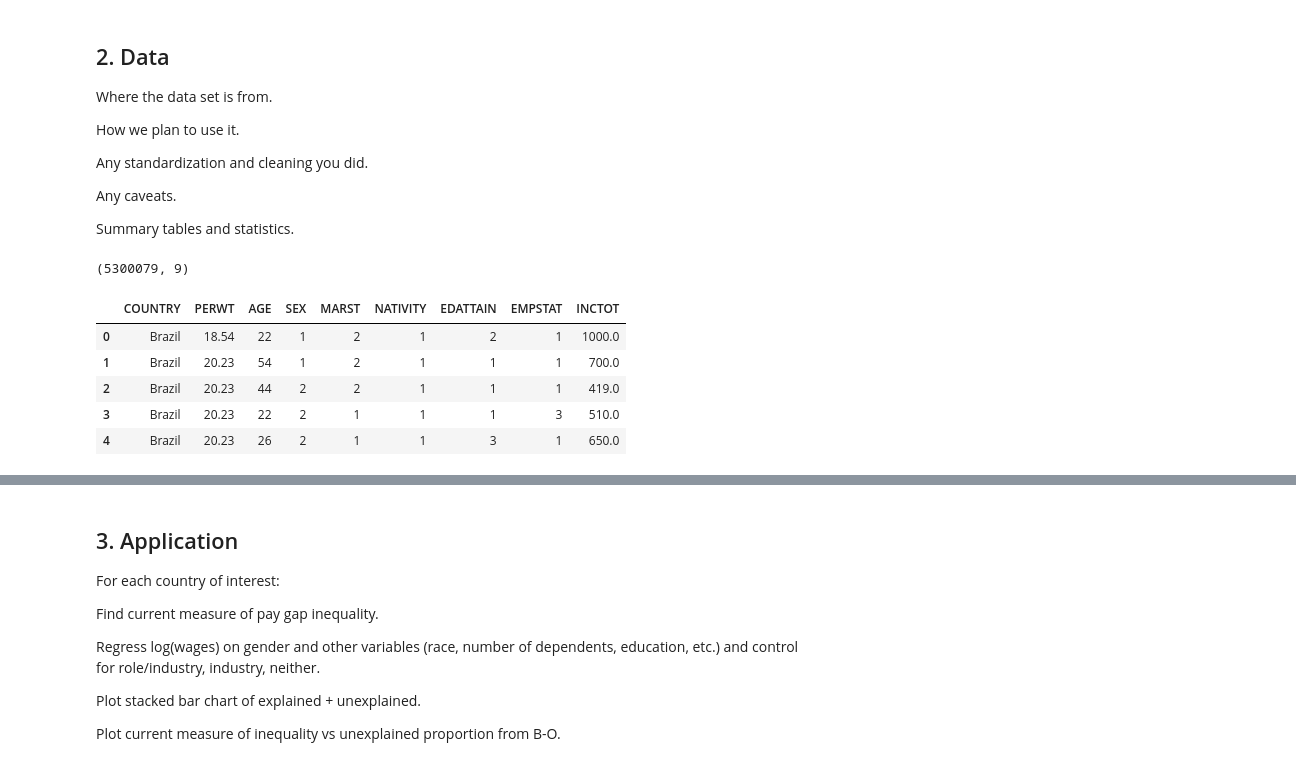
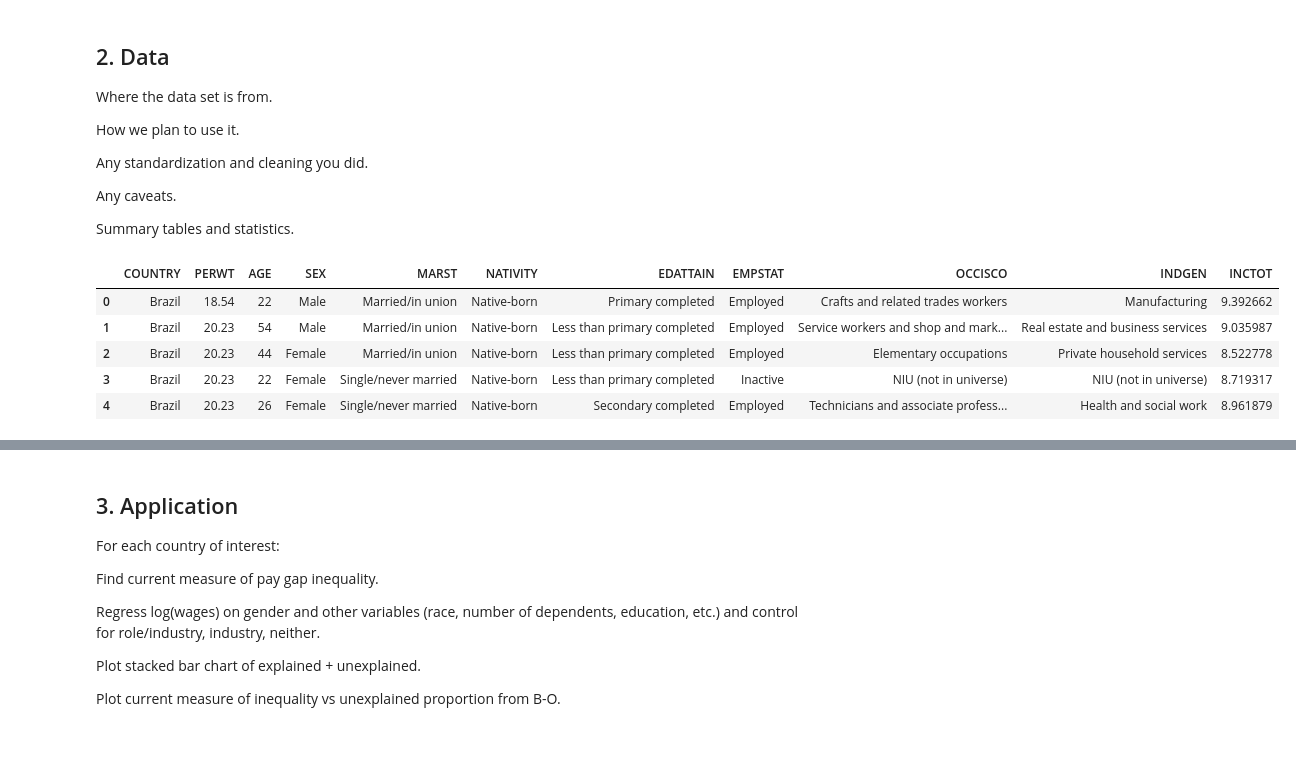
Before and after one commit to chrisdfong/Gender-Pay-Gap-Analysis, a Jupyter notebook: Project.ipynb, the cells around one changed output, grey strips where cells are left out. Cells and saved outputs as stored; diff of their text form; code cells hidden in the pictures.

```diff
--- a/Project.ipynb
+++ b/Project.ipynb
@@ -139,15 +139,17 @@ Any standardization and cleaning you did.
 Any caveats.
 
 Summary tables and statistics.
-# %%
-data = pd.read_csv('Brazil.csv')
-print(data.shape)
-data.head()
-# %% [output]
-(5300079, 9)
-|  | COUNTRY | PERWT | AGE | SEX | MARST | NATIVITY | EDATTAIN | EMPSTAT | INCTOT |
-| 0 | Brazil | 18.54 | 22 | 1 | 2 | 1 | 2 | 1 | 1000.0 |
-| 1 | Brazil | 20.23 | 54 | 1 | 2 | 1 | 1 | 1 | 700.0 |
-| 2 | Brazil | 20.23 | 44 | 2 | 2 | 1 | 1 | 1 | 419.0 |
-| 3 | Brazil | 20.23 | 22 | 2 | 1 | 1 | 1 | 3 | 510.0 |
-| 4 | Brazil | 20.23 | 26 | 2 | 1 | 1 | 3 | 1 | 650.0 |
+# %%
+Brazil = pd.read_csv('../Brazil.csv')
+Canada = pd.read_csv('../Canada.csv')
+Panama = pd.read_csv('../Panama.csv')
+PuertoRico = pd.read_csv('../PuertoRico.csv')
+UnitedStates = pd.read_csv('../UnitedStates.csv')
+Brazil.head()
+# %% [output]
+|  | COUNTRY | PERWT | AGE | SEX | MARST | NATIVITY | EDATTAIN | EMPSTAT | OCCISCO | INDGEN | INCTOT |
+| 0 | Brazil | 18.54 | 22 | Male | Married/in union | Native-born | Primary completed | Employed | Crafts and related trades workers | Manufacturing | 9.392662 |
+| 1 | Brazil | 20.23 | 54 | Male | Married/in union | Native-born | Less than primary completed | Employed | Service workers and shop and mark... | Real estate and business services | 9.035987 |
+| 2 | Brazil | 20.23 | 44 | Female | Married/in union | Native-born | Less than primary completed | Employed | Elementary occupations | Private household services | 8.522778 |
+| 3 | Brazil | 20.23 | 22 | Female | Single/never married | Native-born | Less than primary completed | Inactive | NIU (not in universe) | NIU (not in universe) | 8.719317 |
+| 4 | Brazil | 20.23 | 26 | Female | Single/never married | Native-born | Secondary completed | Employed | Technicians and associate profess... | Health and social work | 8.961879 |
```
Also changed, not shown: parts of 9 cells of this notebook.
